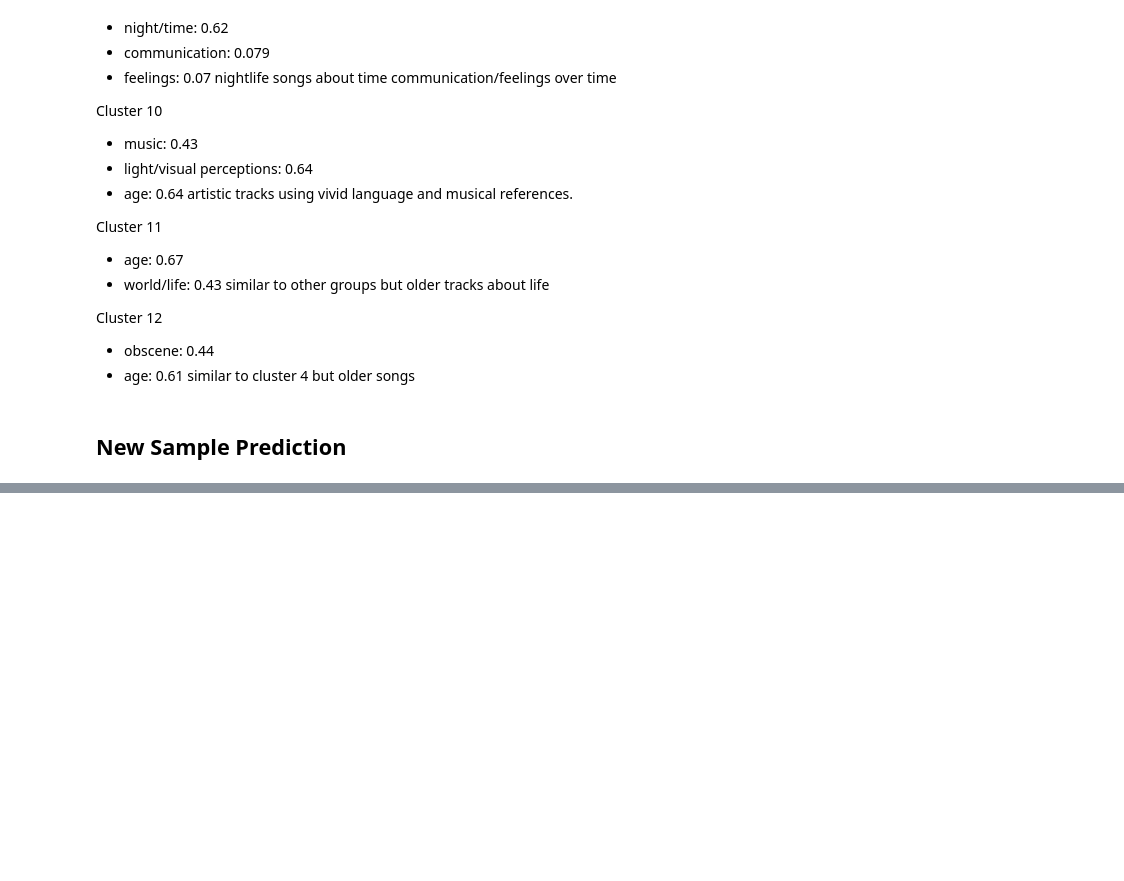
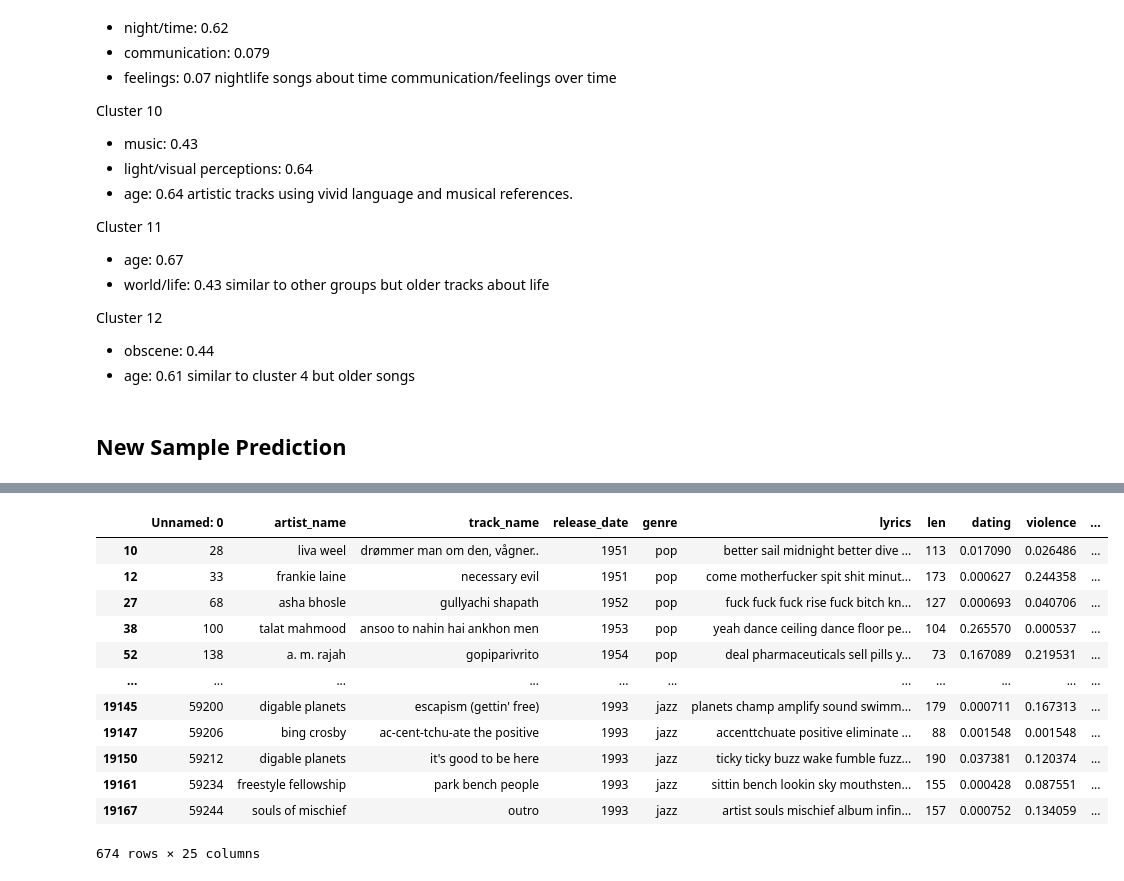
Before and after one commit to krystelcr/Music-Recommendation-Algorithm, a Jupyter notebook: code/model/model.ipynb, the cells around one changed output, grey strips where cells are left out. Saved outputs shown, nothing was run; the diff lists cells and outputs as text; code cells hidden in the pictures; blank space fills up the shorter version.

```diff
--- a/code/model/model.ipynb
+++ b/code/model/model.ipynb
@@ -366,0 +442,17 @@ Example songs in cluster 1:
+# %%
+cluster10 = dfog[(dfog['cluster']==11) & ((dfog['genre']=="pop") | (dfog['genre']=="jazz"))]
+cluster10
+# %% [output]
+|  | Unnamed: 0 | artist_name | track_name | release_date | genre | lyrics | len | dating | violence | ... |
+| 10 | 28 | liva weel | drømmer man om den, vågner.. | 1951 | pop | better sail midnight better dive ... | 113 | 0.017090 | 0.026486 | ... |
+| 12 | 33 | frankie laine | necessary evil | 1951 | pop | come motherfucker spit shit minut... | 173 | 0.000627 | 0.244358 | ... |
+| 27 | 68 | asha bhosle | gullyachi shapath | 1952 | pop | fuck fuck fuck rise fuck bitch kn... | 127 | 0.000693 | 0.040706 | ... |
+| 38 | 100 | talat mahmood | ansoo to nahin hai ankhon men | 1953 | pop | yeah dance ceiling dance floor pe... | 104 | 0.265570 | 0.000537 | ... |
+| 52 | 138 | a. m. rajah | gopiparivrito | 1954 | pop | deal pharmaceuticals sell pills y... | 73 | 0.167089 | 0.219531 | ... |
+| ... | ... | ... | ... | ... | ... | ... | ... | ... | ... | ... |
+| 19145 | 59200 | digable planets | escapism (gettin' free) | 1993 | jazz | planets champ amplify sound swimm... | 179 | 0.000711 | 0.167313 | ... |
+| 19147 | 59206 | bing crosby | ac-cent-tchu-ate the positive | 1993 | jazz | accenttchuate positive eliminate ... | 88 | 0.001548 | 0.001548 | ... |
+| 19150 | 59212 | digable planets | it's good to be here | 1993 | jazz | ticky ticky buzz wake fumble fuzz... | 190 | 0.037381 | 0.120374 | ... |
+| 19161 | 59234 | freestyle fellowship | park bench people | 1993 | jazz | sittin bench lookin sky mouthsten... | 155 | 0.000428 | 0.087551 | ... |
+| 19167 | 59244 | souls of mischief | outro | 1993 | jazz | artist souls mischief album infin... | 157 | 0.000752 | 0.134059 | ... |
+674 rows × 25 columns
```
Also changed, not shown: parts of 14 cells of this notebook, 3 other files.
